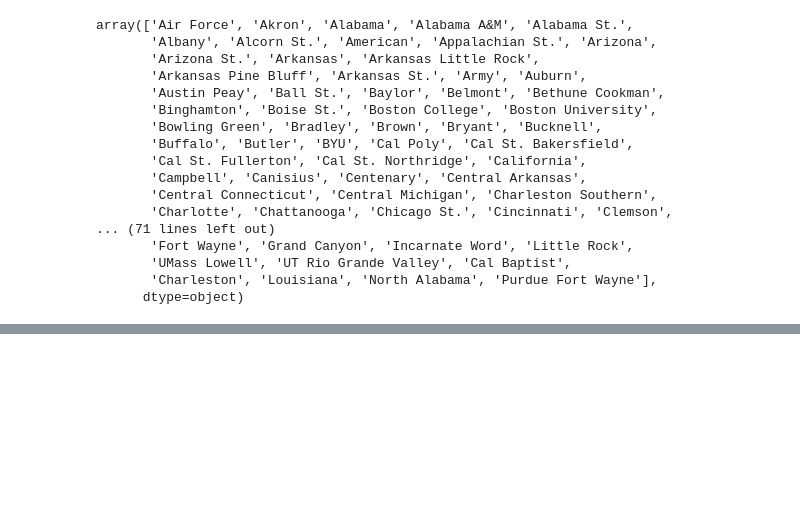
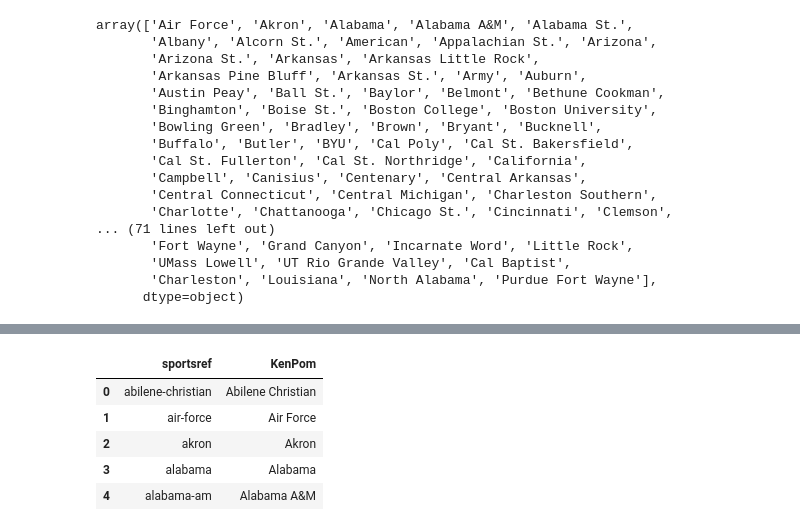
Before and after one commit to ForrestMcDougal/Bracket-Buddy, a Jupyter notebook: bracket_buddy/kenpomscrape.ipynb, the cells around one changed output, grey strips where cells are left out. Saved outputs shown, nothing was run; the diff lists cells and outputs as text; code cells hidden in the pictures; blank space fills up the shorter version.

```diff
--- a/bracket_buddy/kenpomscrape.ipynb
+++ b/bracket_buddy/kenpomscrape.ipynb
@@ -145,0 +168,12 @@ array(['Air Force', 'Akron', 'Alabama', 'Alabama A&M', 'Alabama St.',
+# %%
+os.chdir('..')
+mapping = pd.read_csv('sref_kenpom_map.csv')
+# %%
+mapping.head()
+# %% [output]
+|  | sportsref | KenPom |
+| 0 | abilene-christian | Abilene Christian |
+| 1 | air-force | Air Force |
+| 2 | akron | Akron |
+| 3 | alabama | Alabama |
+| 4 | alabama-am | Alabama A&M |
```
Also changed, not shown: parts of 6 cells of this notebook, 1 other file.
